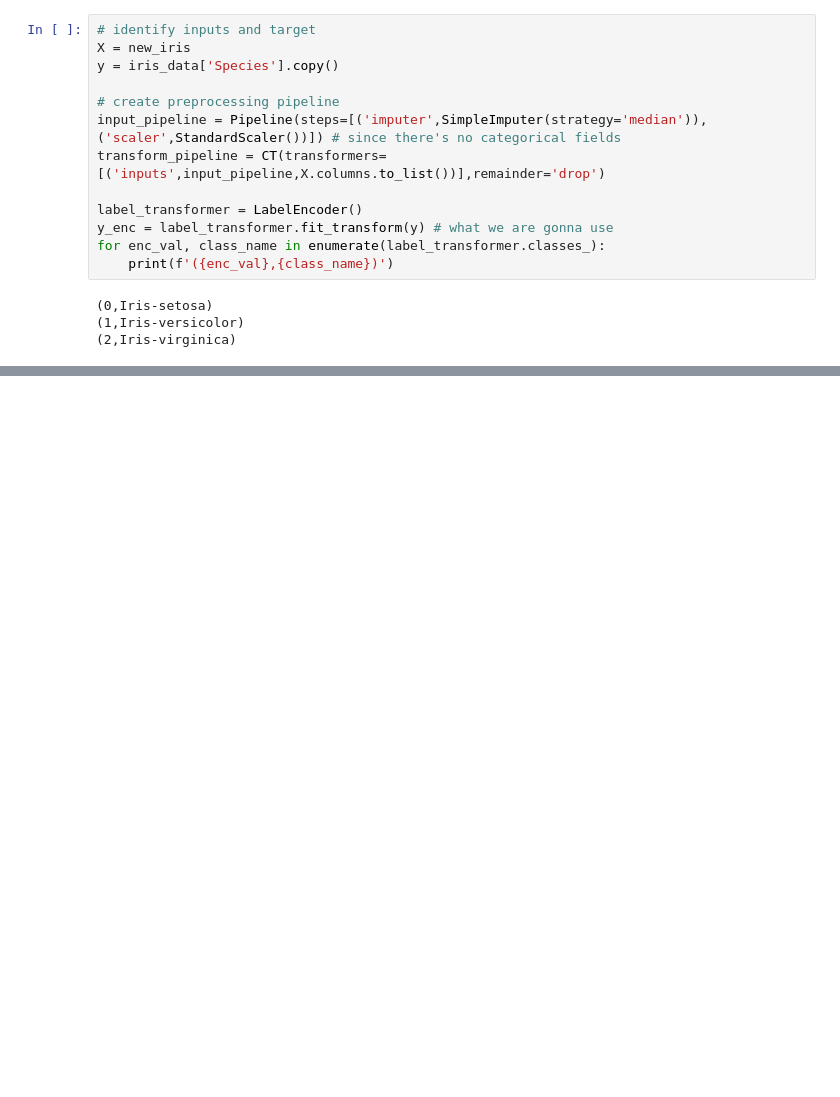
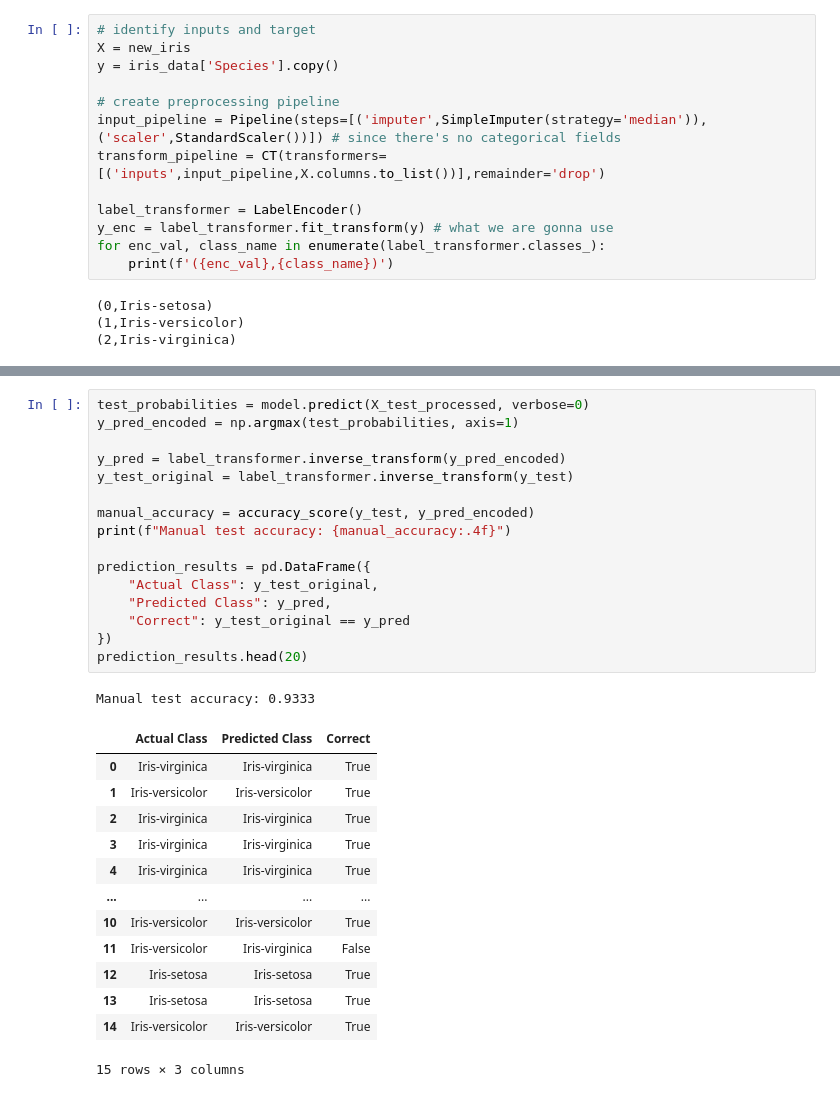
Before and after one commit to hod-maxx22/CodeAlpha_Iris_Flower_Classification, a Jupyter notebook: CodeAlpha_Iris_Flower_Classification/Iris.ipynb, the cells around one changed output, grey strips where cells are left out. Drawn from its saved outputs; the diff is of its cells as text; blank space fills up the shorter version.

```diff
--- a/CodeAlpha_Iris_Flower_Classification/Iris.ipynb
+++ b/CodeAlpha_Iris_Flower_Classification/Iris.ipynb
@@ -93,0 +192,31 @@ len(X_validation)
+# %%
+test_probabilities = model.predict(X_test_processed, verbose=0)
+y_pred_encoded = np.argmax(test_probabilities, axis=1)
+
+y_pred = label_transformer.inverse_transform(y_pred_encoded)
+y_test_original = label_transformer.inverse_transform(y_test)
+
+manual_accuracy = accuracy_score(y_test, y_pred_encoded)
+print(f"Manual test accuracy: {manual_accuracy:.4f}")
+
+prediction_results = pd.DataFrame({
+    "Actual Class": y_test_original,
+    "Predicted Class": y_pred,
+    "Correct": y_test_original == y_pred
+})
+prediction_results.head(20)
+# %% [output]
+Manual test accuracy: 0.9333
+|  | Actual Class | Predicted Class | Correct |
+| 0 | Iris-virginica | Iris-virginica | True |
+| 1 | Iris-versicolor | Iris-versicolor | True |
+| 2 | Iris-virginica | Iris-virginica | True |
+| 3 | Iris-virginica | Iris-virginica | True |
+| 4 | Iris-virginica | Iris-virginica | True |
+| ... | ... | ... | ... |
+| 10 | Iris-versicolor | Iris-versicolor | True |
+| 11 | Iris-versicolor | Iris-virginica | False |
+| 12 | Iris-setosa | Iris-setosa | True |
+| 13 | Iris-setosa | Iris-setosa | True |
+| 14 | Iris-versicolor | Iris-versicolor | True |
+15 rows × 3 columns
```
Also changed, not shown: parts of 9 cells of this notebook.
